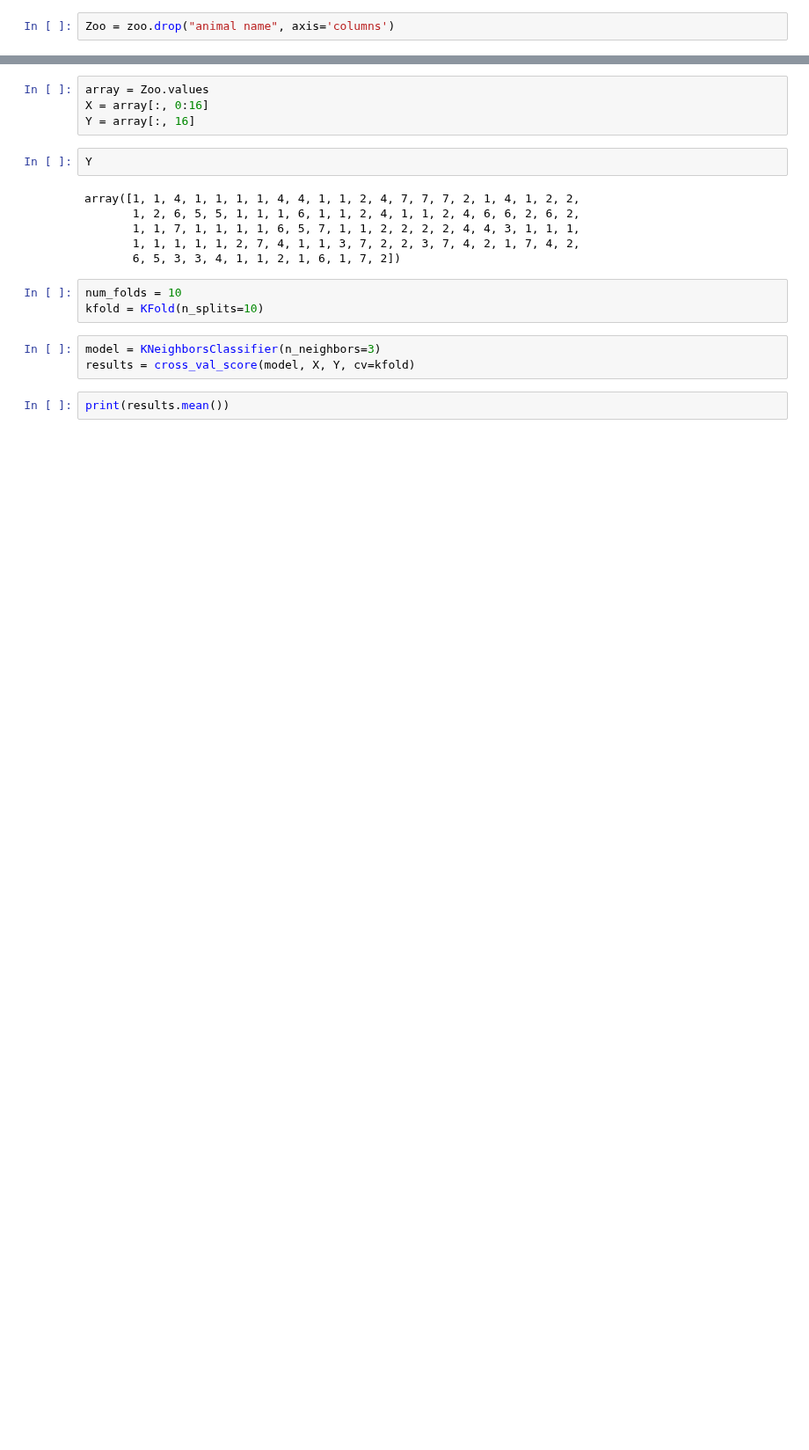
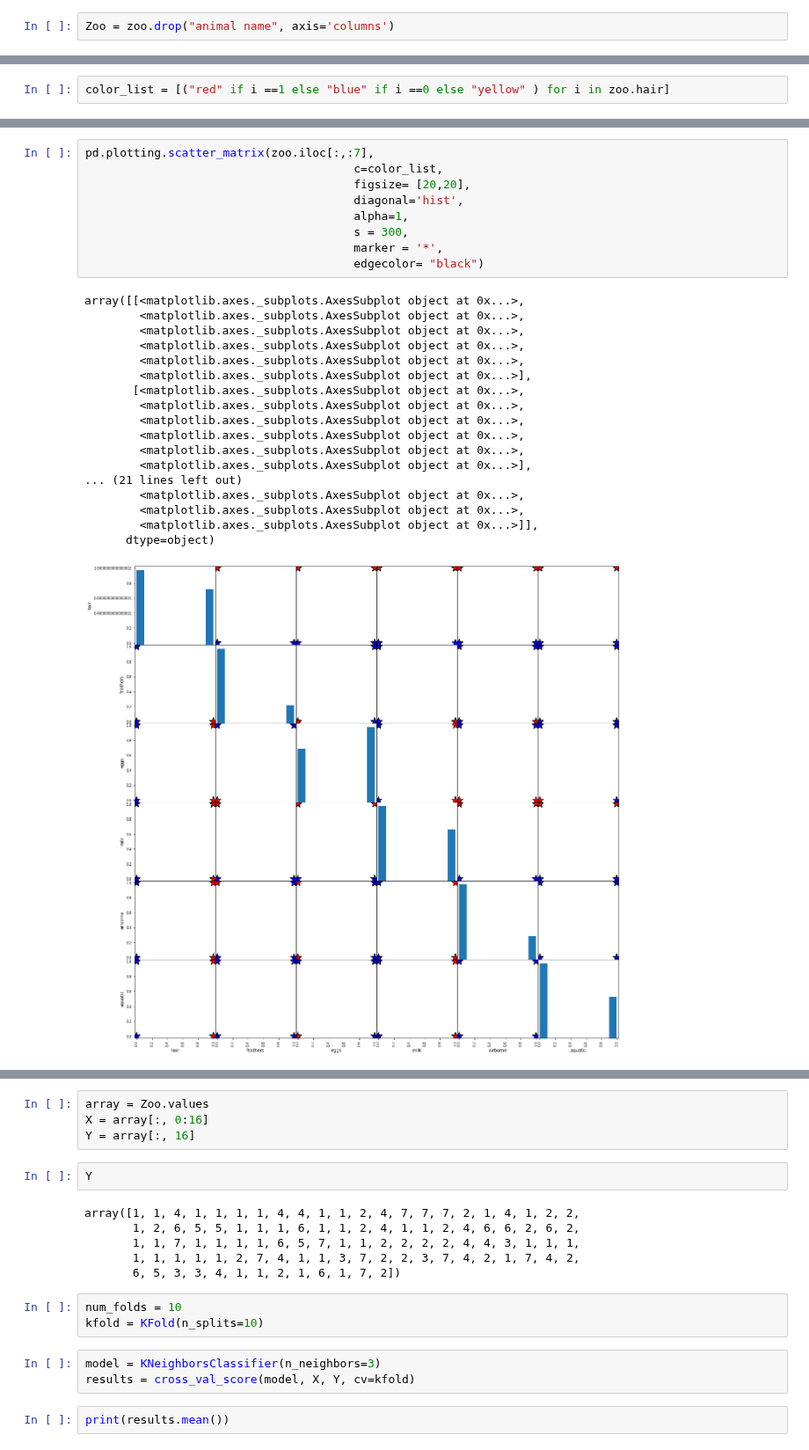
Before and after one commit to Bhavin52/Assignment, a Jupyter notebook: KNN_Q1.ipynb, the cells around one changed output, grey strips where cells are left out. Shown at 88% size. Cells and saved outputs as stored; diff of their text form; blank space fills up the shorter version.

```diff
--- a/KNN_Q1.ipynb
+++ b/KNN_Q1.ipynb
@@ -44,0 +73,2 @@ Zoo = zoo.drop("animal name", axis='columns')
+# %%
+color_list = [("red" if i ==1 else "blue" if i ==0 else "yellow" ) for i in zoo.hair]
@@ -45 +80,29 @@ Zoo = zoo.drop("animal name", axis='columns')
+# %%
+pd.plotting.scatter_matrix(zoo.iloc[:,:7],
+                                       c=color_list,
+                                       figsize= [20,20],
+                                       diagonal='hist',
+                                       alpha=1,
+                                       s = 300,
+                                       marker = '*',
+                                       edgecolor= "black")
+# %% [output]
+array([[<matplotlib.axes._subplots.AxesSubplot object at 0x...>,
+        <matplotlib.axes._subplots.AxesSubplot object at 0x...>,
+        <matplotlib.axes._subplots.AxesSubplot object at 0x...>,
+        <matplotlib.axes._subplots.AxesSubplot object at 0x...>,
+        <matplotlib.axes._subplots.AxesSubplot object at 0x...>,
+        <matplotlib.axes._subplots.AxesSubplot object at 0x...>],
+       [<matplotlib.axes._subplots.AxesSubplot object at 0x...>,
+        <matplotlib.axes._subplots.AxesSubplot object at 0x...>,
+        <matplotlib.axes._subplots.AxesSubplot object at 0x...>,
+        <matplotlib.axes._subplots.AxesSubplot object at 0x...>,
+        <matplotlib.axes._subplots.AxesSubplot object at 0x...>,
+        <matplotlib.axes._subplots.AxesSubplot object at 0x...>],
+... (21 lines left out)
+        <matplotlib.axes._subplots.AxesSubplot object at 0x...>,
+        <matplotlib.axes._subplots.AxesSubplot object at 0x...>,
+        <matplotlib.axes._subplots.AxesSubplot object at 0x...>]],
+      dtype=object)
+[figure, added]
 # %%
```
Also changed, not shown: parts of 9 cells of this notebook.
